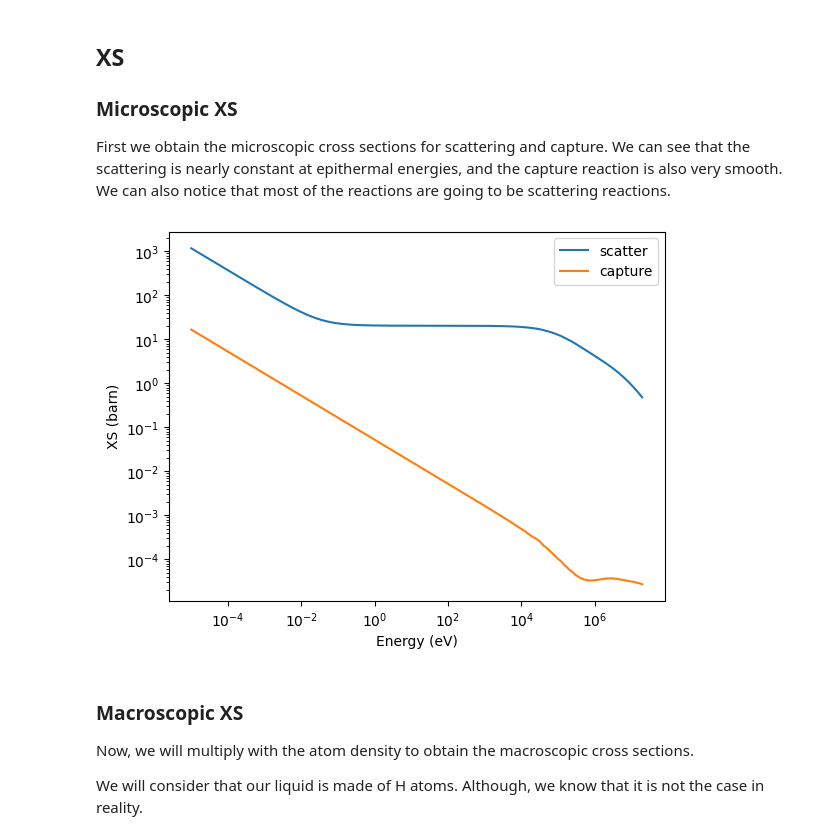
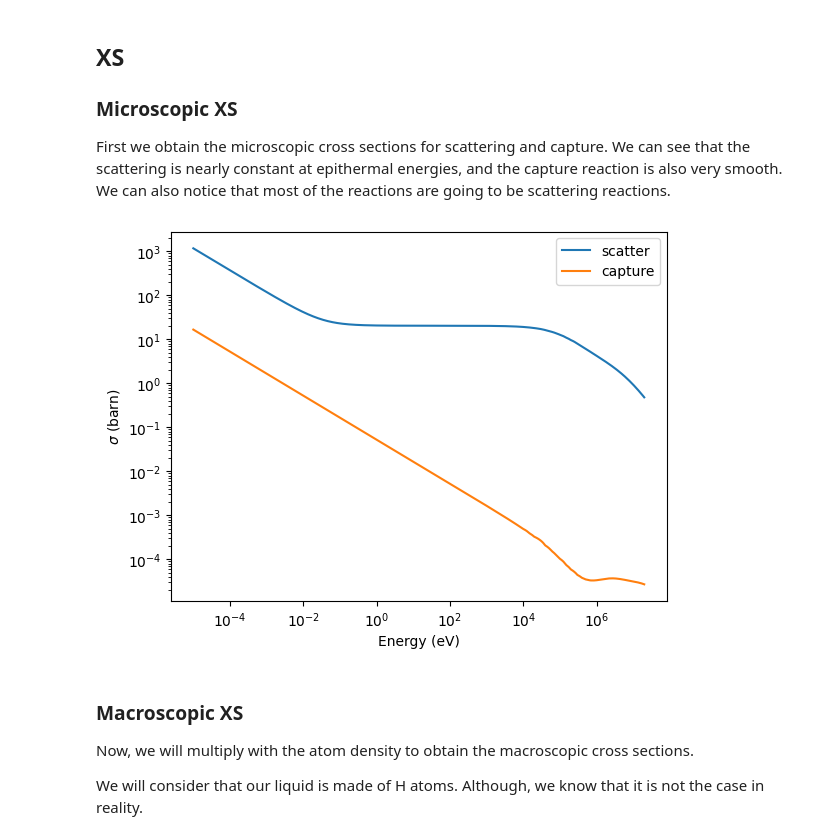
Before and after one commit to MalteHanse/RFP, a Jupyter notebook: Datalabs/Datalab05/5b-FixedSourceMC.ipynb, the cells around one changed output. Saved outputs shown, nothing was run; the diff lists cells and outputs as text; code cells hidden in the pictures.

```diff
--- a/Datalabs/Datalab05/5b-FixedSourceMC.ipynb
+++ b/Datalabs/Datalab05/5b-FixedSourceMC.ipynb
@@ -31,21 +31,21 @@ First we obtain the microscopic cross sections for scattering and capture. We ca
 # %%
 xsscatter=np.loadtxt('05b-xs_Hscatter.dat',skiprows=2)
 Es=xsscatter[:,0]
 XSs=xsscatter[:,1]
 
 xscapture=np.loadtxt('05b-xs_Hcapture.dat',skiprows=2)
 Ec=xscapture[:,0]
 XSc=xscapture[:,1]
 
 plt.figure()
 plt.loglog(Es,XSs,label='scatter')
 plt.loglog(Ec,XSc,label='capture')
 plt.xlabel('Energy (eV)')
-plt.ylabel('XS (barn)')
+plt.ylabel(r'$\sigma$ (barn)')
 plt.legend()
 plt.show()
 # %% [output]
-[figure, old version]
+[figure, new version]
 # %% [markdown]
 ### Macroscopic XS
 
```
Also changed, not shown: parts of 4 cells of this notebook.
